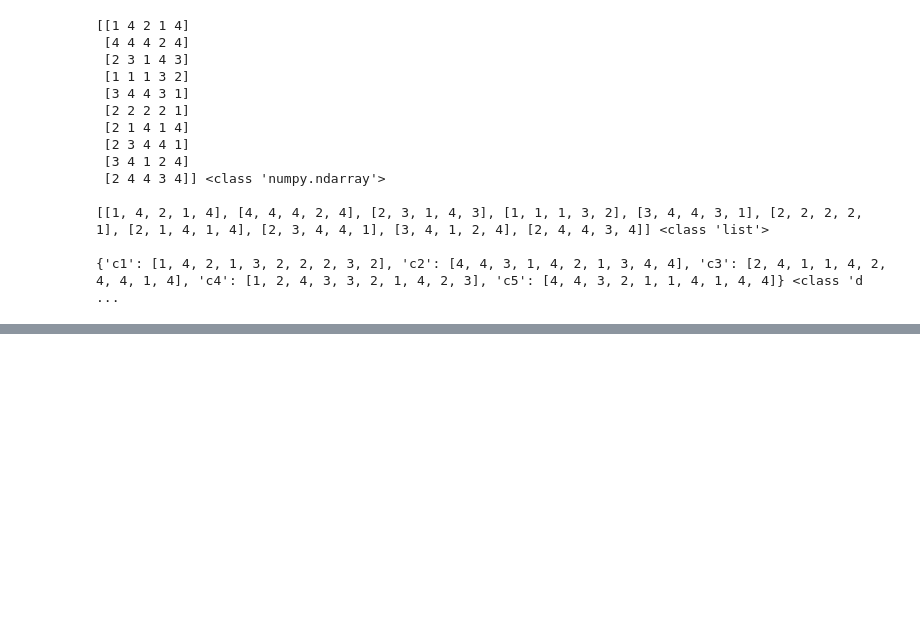
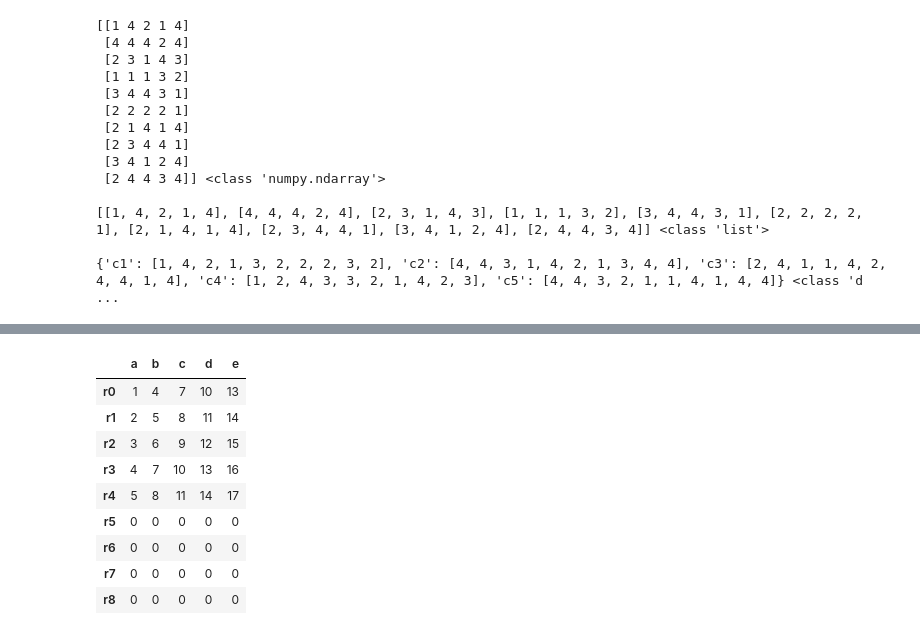
Before and after one commit to wjsghk1267/kita_2404, a Jupyter notebook: m03_분석 라이브러리/pandas_1_데이터구조.ipynb, the cells around one changed output, grey strips where cells are left out. Cells and saved outputs as stored; diff of their text form; code cells hidden in the pictures; blank space fills up the shorter version.

```diff
--- a/m03_분석 라이브러리/pandas_1_데이터구조.ipynb
+++ b/m03_분석 라이브러리/pandas_1_데이터구조.ipynb
@@ -654,0 +858,15 @@ print(dict, type(dict))
+# %%
+new_index = ['r0','r1','r2','r3','r4', 'r5','r6','r7','r8']
+df5 = df.reindex(new_index,fill_value = 0)
+df5
+# %% [output]
+|  | a | b | c | d | e |
+| r0 | 1 | 4 | 7 | 10 | 13 |
+| r1 | 2 | 5 | 8 | 11 | 14 |
+| r2 | 3 | 6 | 9 | 12 | 15 |
+| r3 | 4 | 7 | 10 | 13 | 16 |
+| r4 | 5 | 8 | 11 | 14 | 17 |
+| r5 | 0 | 0 | 0 | 0 | 0 |
+| r6 | 0 | 0 | 0 | 0 | 0 |
+| r7 | 0 | 0 | 0 | 0 | 0 |
+| r8 | 0 | 0 | 0 | 0 | 0 |
```
Also changed, not shown: parts of 33 cells of this notebook, 1 other file.
